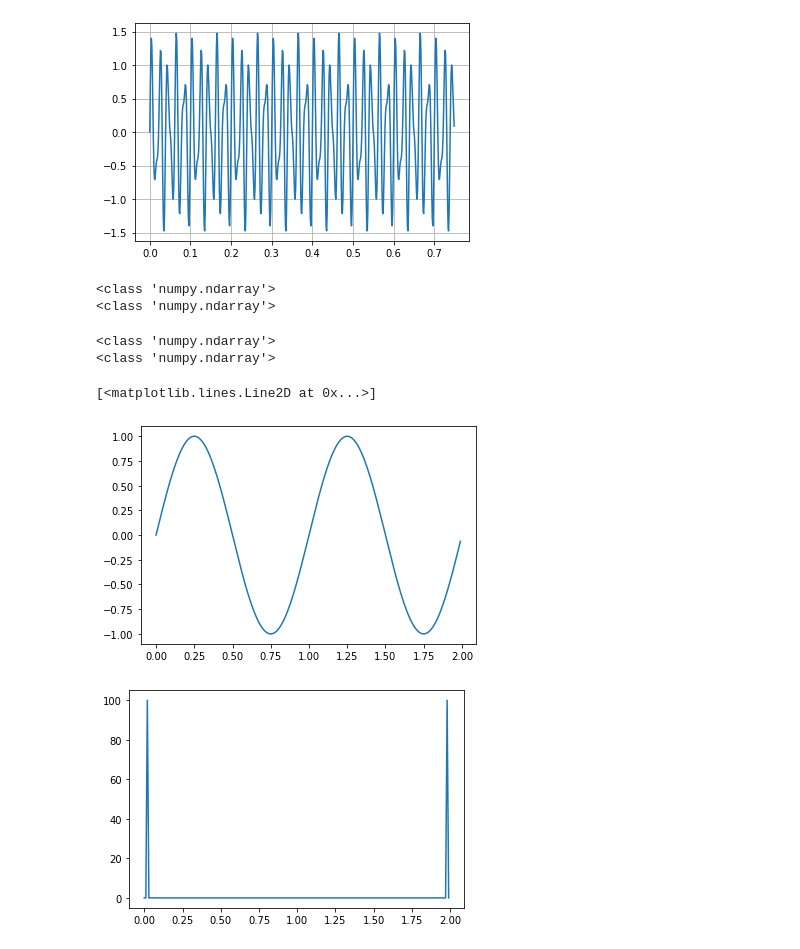
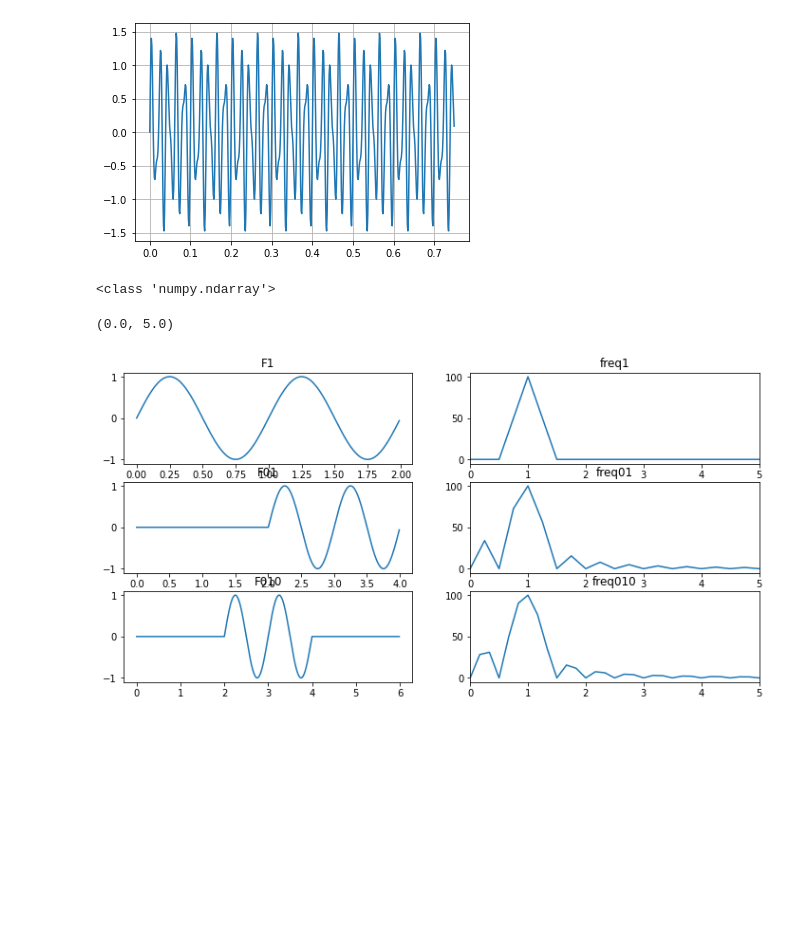
Before and after one commit to hjaleta/heterostructure-thz-emitters, a Jupyter notebook: freq_analysis/Fourieranalysis.ipynb, the cells around one changed output. Cells and saved outputs as stored; diff of their text form; code cells hidden in the pictures; blank space fills up the shorter version.

```diff
--- a/freq_analysis/Fourieranalysis.ipynb
+++ b/freq_analysis/Fourieranalysis.ipynb
@@ -36,9 +36,9 @@ f = np.sin(w*t)
 print(type(f))
 # npfunc = np.frompyfunc(f, 1, 1)
 # wave = npfunc(t)
-fourier = np.abs(np.fft.fft(f))
-freq = np.fft.fftfreq(t.shape[-1], d = 0.01)
-print(type(amp))
+fourier = np.abs(np.fft.rfft(f))
+freq = np.fft.rfftfreq(t.shape[-1], d = 0.01)
+# print(type(amp))
 
 # # ignal = np.array([-2, 8, 6, 4, 1, 0, 3, 5], dtype=float)
 # fourier = np.fft.fft(signal)
@@ -48,33 +48,53 @@ print(type(amp))
 # freq
 # %% [output]
 <class 'numpy.ndarray'>
-<class 'numpy.ndarray'>
 # %%
-z = np.zeros(100)
-t = np.arange(0,2,0.01)
-# f = lambda t: sin(t)*np.exp(0.1*t)
-# f = np.exp(-0.05*t) * np.sin(0.1*t)
+t0 = np.arange(0,2,0.01)
+t1 = np.arange(0,4,0.01)
+t2 = np.arange(0,6,0.01)
+
 freq = 1
 w = 2*np.pi*freq
-f = np.sin(w*t)
-print(type(f))
-# npfunc = np.frompyfunc(f, 1, 1)
-# wave = npfunc(t)
-fourier = np.fft.rfft(f)
-freq = np.fft.rfftfreq(t.shape[-1], d = 0.01)
 
-print(type(amp))
+f0 = np.zeros(t0.shape[0])
+f1 = np.sin(w*t0)
+f01 = np.concatenate((f0, f1))
+f010 = np.concatenate((f0, f1, f0))
+
+fourier1 = np.abs(np.fft.rfft(f1))
+fourier01 = np.abs(np.fft.rfft(f01))
+fourier010 = np.abs(np.fft.rfft(f010))
+
+freq0 = np.fft.rfftfreq(t0.shape[-1], d = 0.01)
+freq01 = np.fft.rfftfreq(t1.shape[-1], d = 0.01)
+freq010 = np.fft.rfftfreq(t2.shape[-1], d = 0.01)
-# %% [output]
-<class 'numpy.ndarray'>
-<class 'numpy.ndarray'>
-# %%
-# plt.plot(t,f)
-plt.figure()
-plt.plot(t,f)
-
-plt.figure()
-plt.plot(t, amp)
-# %% [output]
-[<matplotlib.lines.Line2D at 0x...>]
-[figure, removed]
-[figure, removed]
+# %%
+fig, axs = plt.subplots(3, 2, figsize = (12,6))
+# fig.suptitle('Horizontally stacked subplots')
+# axs[0,0].plot(x, y)
+# ax2.plot(x, -y)
+
+# plt.plot(t,f)
+# plt.figure()
+axs[0,0].plot(t0,f1)
+axs[0,0].set_title("F1")
+axs[0,1].plot(freq1, fourier1)
+axs[0,1].set_title("freq1")
+axs[0,1].set_xlim(0, 5)
+
+axs[1,0].plot(t1,f01)
+axs[1,0].set_title("F01")
+
+axs[1,1].plot(freq01, fourier01)
+axs[1,1].set_title("freq01")
+axs[1,1].set_xlim(0, 5)
+
+axs[2,0].plot(t2,f010)
+axs[2,0].set_title("F010")
+
+axs[2,1].plot(freq010, fourier010)
+axs[2,1].set_title("freq010")
+axs[2,1].set_xlim(0, 5)
+# %% [output]
+(0.0, 5.0)
+[figure, added]
```
Also changed, not shown: 8 other files.
